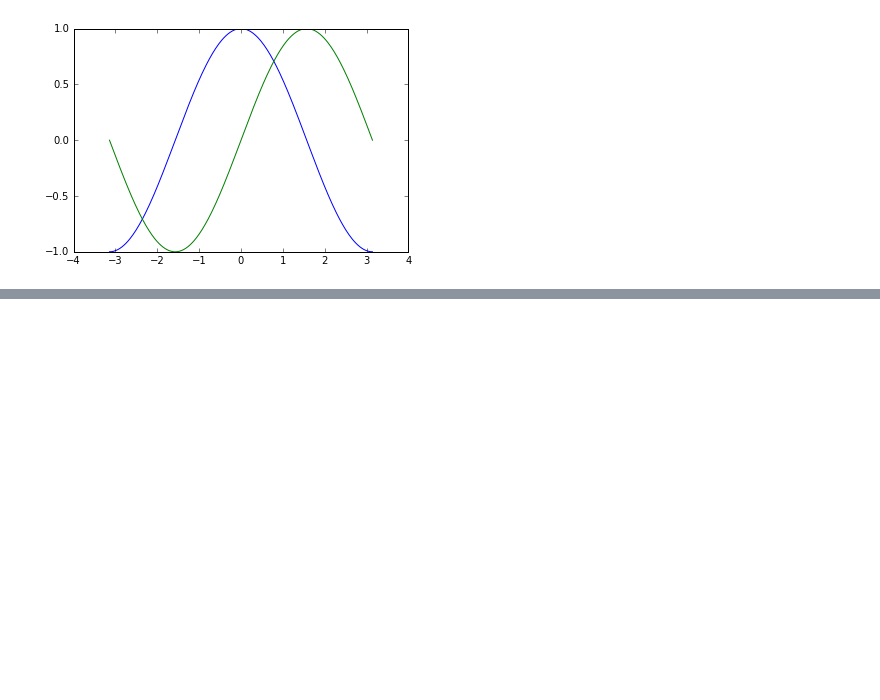
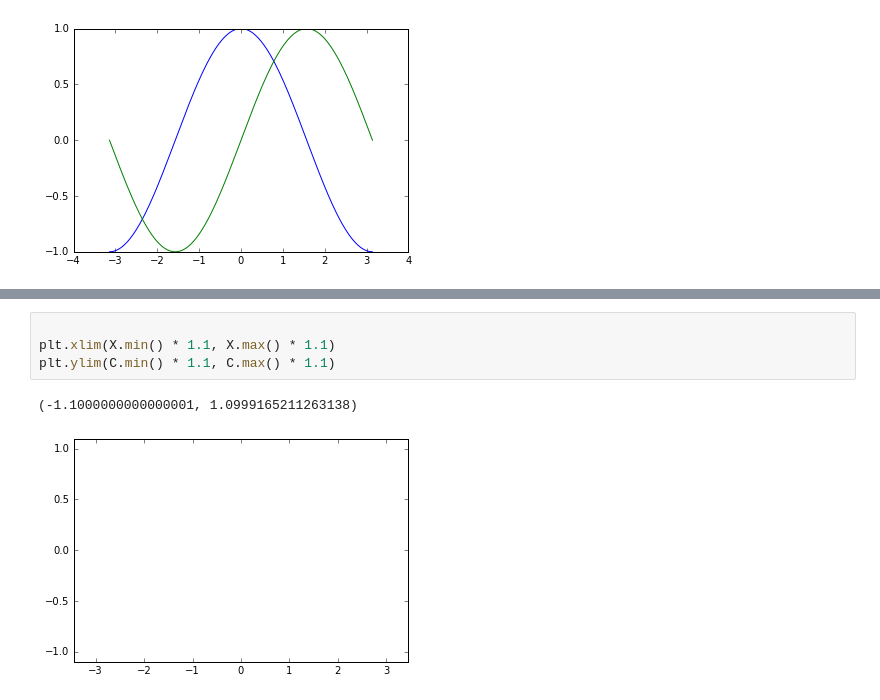
Before and after one commit to jorellano/Matplotlib, a Jupyter notebook: Pyplot.ipynb, the cells around one changed output, grey strips where cells are left out. Saved outputs shown, nothing was run; the diff lists cells and outputs as text; blank space fills up the shorter version.

```diff
--- a/Pyplot.ipynb
+++ b/Pyplot.ipynb
@@ -49,0 +109,7 @@ import matplotlib.pyplot as plt
+# %%
+
+plt.xlim(X.min() * 1.1, X.max() * 1.1)
+plt.ylim(C.min() * 1.1, C.max() * 1.1)
+# %% [output]
+(-1.1000000000000001, 1.0999165211263138)
+[figure, added]
```
Also changed, not shown: parts of 17 cells of this notebook.
